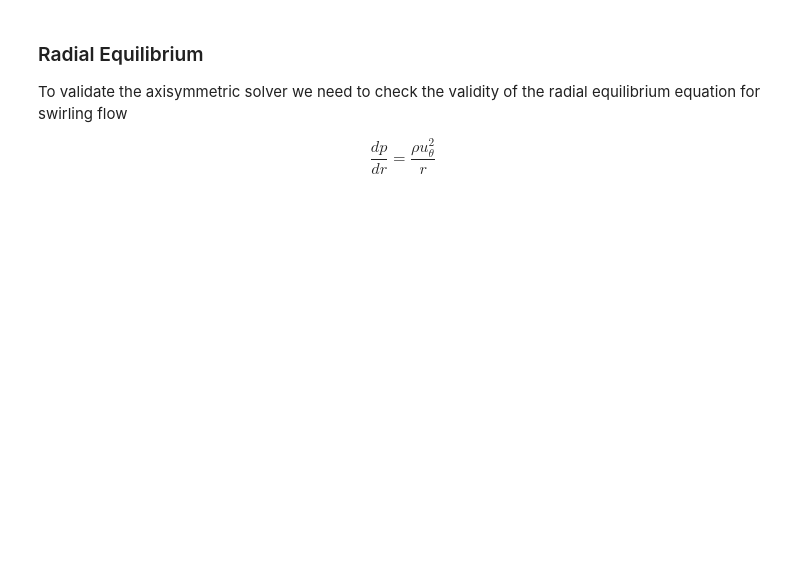
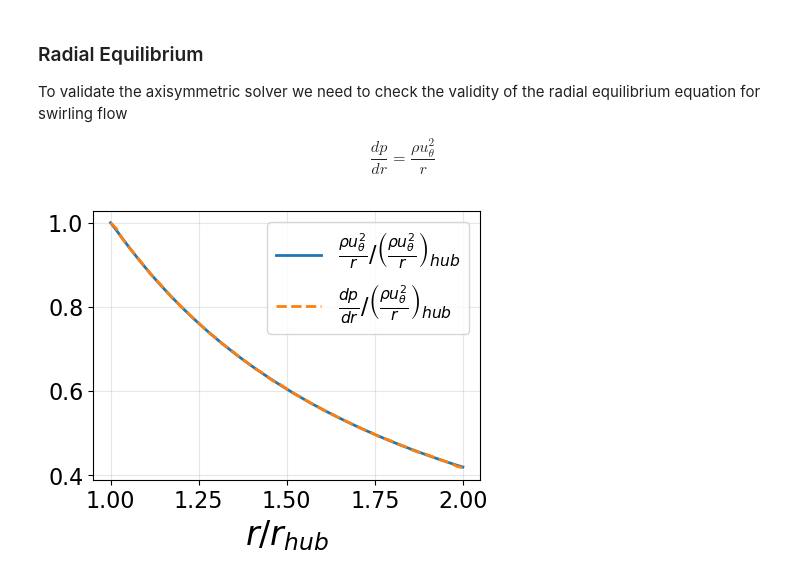
Before and after one commit to Propulsion-Power-TU-Delft/CTurboBFM, a Jupyter notebook: testcases/AxisymmetricSwirlingChannel/check_radial_equilibrium.ipynb, the cells around one changed output. Saved outputs shown, nothing was run; the diff lists cells and outputs as text; code cells hidden in the pictures; blank space fills up the shorter version.

```diff
--- a/testcases/AxisymmetricSwirlingChannel/check_radial_equilibrium.ipynb
+++ b/testcases/AxisymmetricSwirlingChannel/check_radial_equilibrium.ipynb
@@ -39 +32,25 @@ pressure = data['Pressure'][ni-1, :, 0]
+# %%
+# extract the data at middle axial location
+ncheck = ni-1
+radius = data['y'][ncheck, :, 0]
+utheta = data['Velocity Z'][ncheck, :, 0]
+ux = data['Velocity X'][ncheck, :, 0]
+density = data['Density'][ncheck, :, 0]
+pressure = data['Pressure'][ncheck, :, 0]
+
+dpdr = np.gradient(pressure, radius, edge_order=1)
+rhs = density * (utheta**2 / radius)
+
+norm = density[0]*utheta[0]**2/radius[0]
+
+plt.figure(figsize=(5,3.5))
+plt.plot(radius/radius.min(), rhs/norm, label=r'$\frac{\rho u_{\theta}^2}{r} / \left(\frac{\rho u_{\theta}^2}{r}\right)_{hub}$', lw=2)
+plt.plot(radius/radius.min(), dpdr/norm, '--', mfc='none', label=r'$\frac{dp}{dr} / \left(\frac{\rho u_{\theta}^2}{r}\right)_{hub}$', lw=2)
+plt.xlabel(r'$r/r_{hub}$')
+# plt.ylabel(r'[Pa/m]')
+plt.legend()
+plt.grid(alpha=0.3)
+plt.savefig('Pictures/radial_equilibrium_check.pdf', bbox_inches='tight')
+# %% [output]
+[figure, added]
 # %%
```
Also changed, not shown: parts of 2 cells of this notebook, 20 other files.
